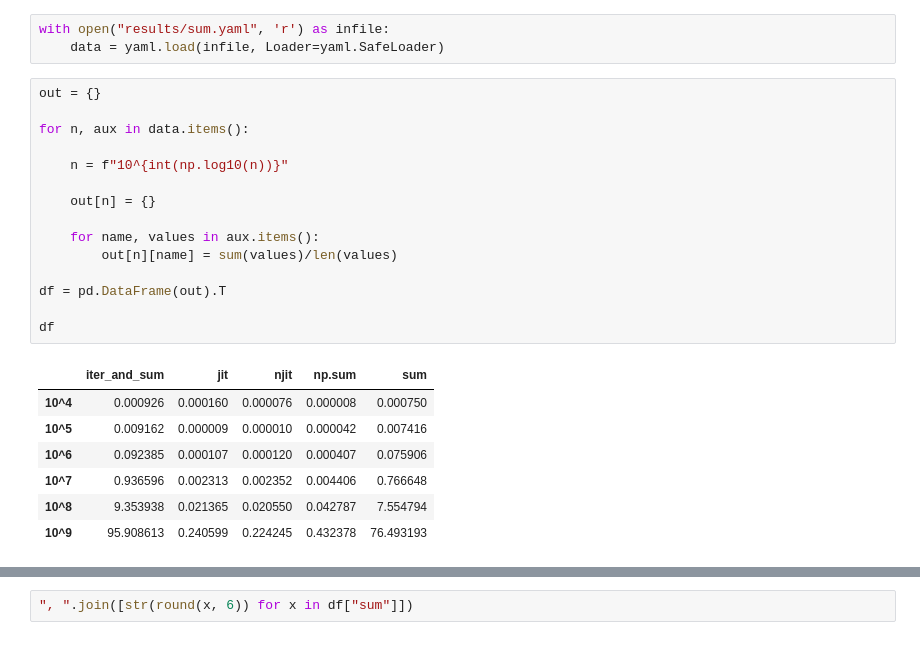
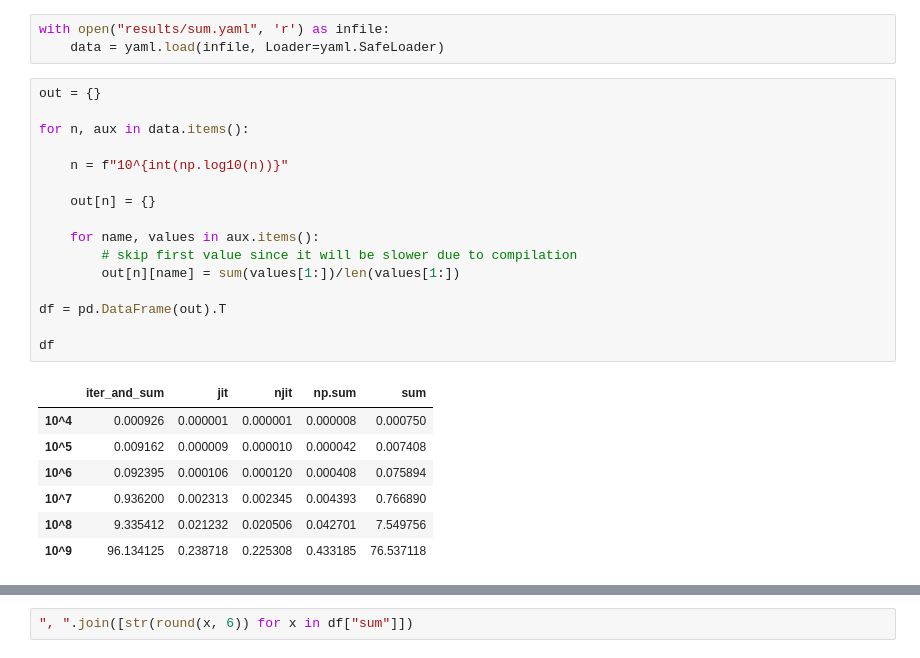
Before and after one commit to villoro/villoro_posts, a Jupyter notebook: numba/check_results.ipynb, the cells around one changed output, grey strips where cells are left out. Cells and saved outputs as stored; diff of their text form.

```diff
--- a/numba/check_results.ipynb
+++ b/numba/check_results.ipynb
@@ -16,23 +19,24 @@ with open("results/sum.yaml", 'r') as infile:
 # %%
 out = {}
 
 for n, aux in data.items():
 
     n = f"10^{int(np.log10(n))}"
 
     out[n] = {}
 
     for name, values in aux.items():
-        out[n][name] = sum(values)/len(values)
+        # skip first value since it will be slower due to compilation
+        out[n][name] = sum(values[1:])/len(values[1:])
 
 df = pd.DataFrame(out).T
 
 df
 # %% [output]
 |  | iter_and_sum | jit | njit | np.sum | sum |
-| 10^4 | 0.000926 | 0.000160 | 0.000076 | 0.000008 | 0.000750 |
-| 10^5 | 0.009162 | 0.000009 | 0.000010 | 0.000042 | 0.007416 |
-| 10^6 | 0.092385 | 0.000107 | 0.000120 | 0.000407 | 0.075906 |
-| 10^7 | 0.936596 | 0.002313 | 0.002352 | 0.004406 | 0.766648 |
-| 10^8 | 9.353938 | 0.021365 | 0.020550 | 0.042787 | 7.554794 |
-| 10^9 | 95.908613 | 0.240599 | 0.224245 | 0.432378 | 76.493193 |
+| 10^4 | 0.000926 | 0.000001 | 0.000001 | 0.000008 | 0.000750 |
+| 10^5 | 0.009162 | 0.000009 | 0.000010 | 0.000042 | 0.007408 |
+| 10^6 | 0.092395 | 0.000106 | 0.000120 | 0.000408 | 0.075894 |
+| 10^7 | 0.936200 | 0.002313 | 0.002345 | 0.004393 | 0.766890 |
+| 10^8 | 9.335412 | 0.021232 | 0.020506 | 0.042701 | 7.549756 |
+| 10^9 | 96.134125 | 0.238718 | 0.225308 | 0.433185 | 76.537118 |
```
Also changed, not shown: parts of 2 cells of this notebook, 3 other files.
